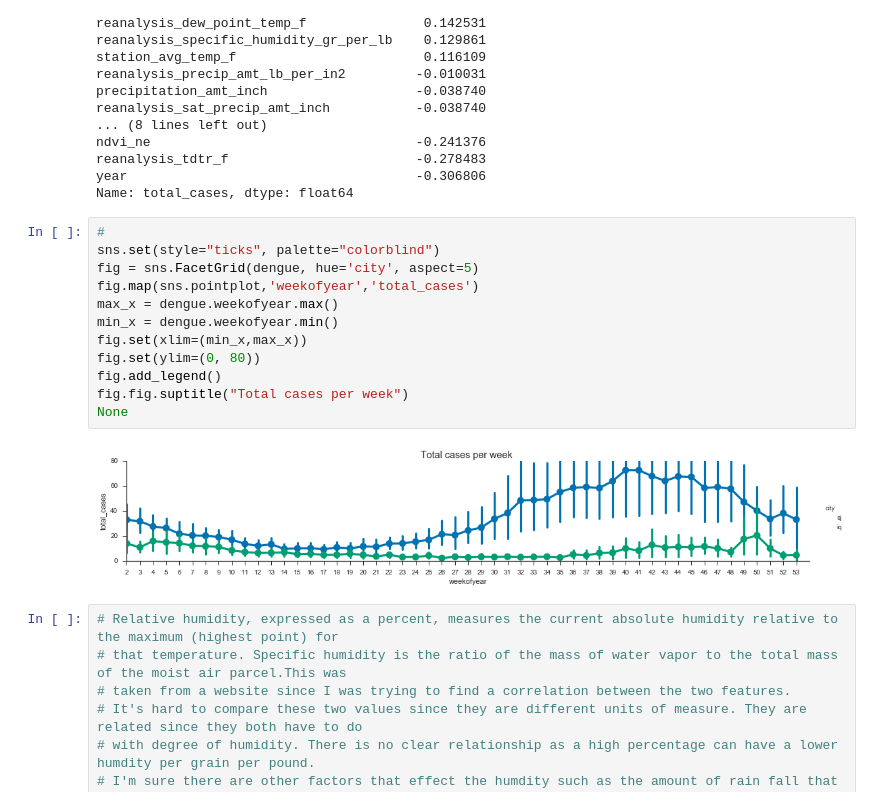
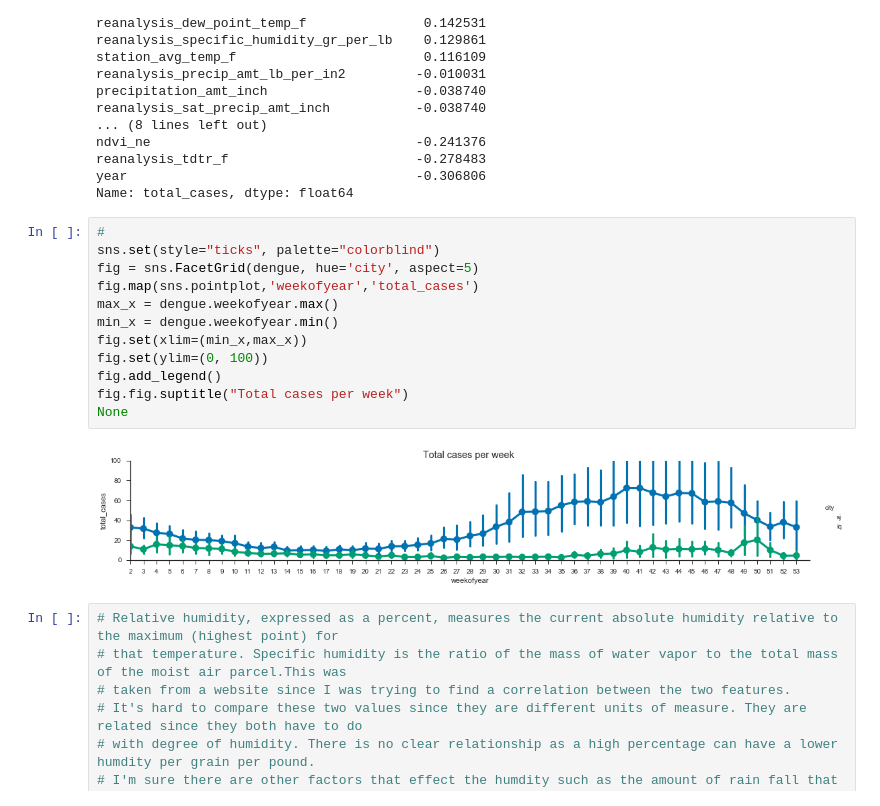
Before and after one commit to emmacorbino/Capstone, a Jupyter notebook: Capstone.ipynb, the cells around one changed output. Drawn from its saved outputs; the diff is of its cells as text.

Commit message:
worked on test submissions and graphs

```diff
--- a/Capstone.ipynb
+++ b/Capstone.ipynb
@@ -409,17 +409,17 @@ Name: total_cases, dtype: float64
 # %%
 #
 sns.set(style="ticks", palette="colorblind")
 fig = sns.FacetGrid(dengue, hue='city', aspect=5)
 fig.map(sns.pointplot,'weekofyear','total_cases')
 max_x = dengue.weekofyear.max()
 min_x = dengue.weekofyear.min()
 fig.set(xlim=(min_x,max_x))
-fig.set(ylim=(0, 80))
+fig.set(ylim=(0, 100))
 fig.add_legend()
 fig.fig.suptitle("Total cases per week")
 None
 # %% [output]
-[figure, old version]
+[figure, new version]
 # %%
 # Relative humidity, expressed as a percent, measures the current absolute humidity relative to the maximum (highest point) for
 # that temperature. Specific humidity is the ratio of the mass of water vapor to the total mass of the moist air parcel.This was
```
Also changed, not shown: parts of 31 cells of this notebook.
